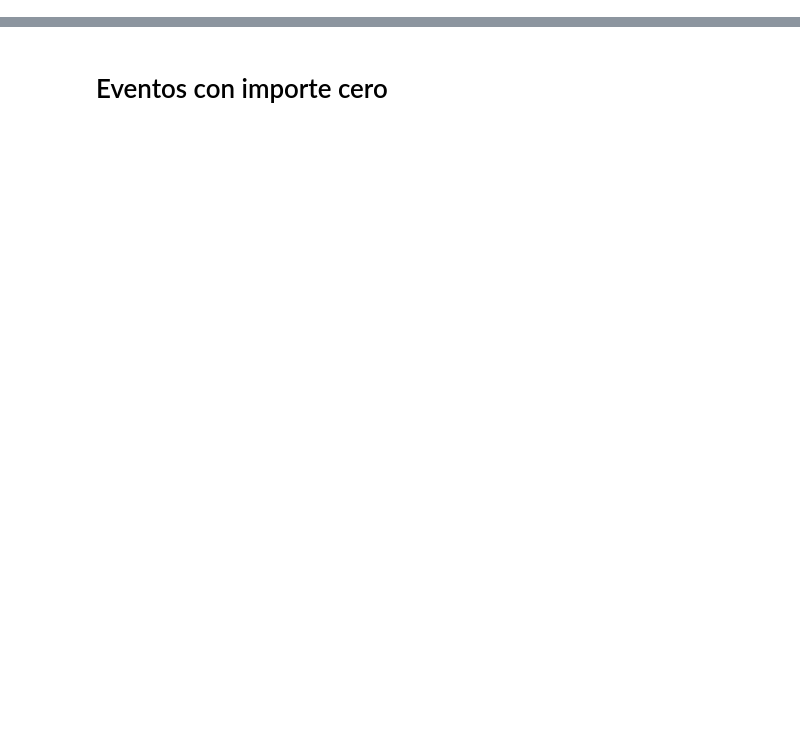
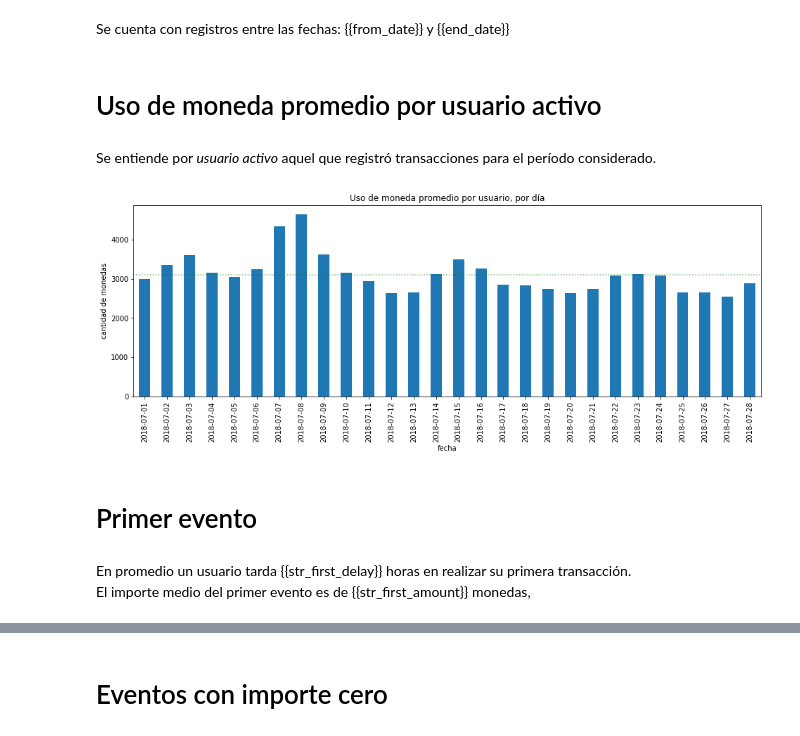
Before and after one commit to melik-data-challenges/etermax-challenge, a Jupyter notebook: etermax-challenge.ipynb, the cells around one changed output, grey strips where cells are left out. Drawn from its saved outputs; the diff is of its cells as text; code cells hidden in the pictures; blank space fills up the shorter version.

```diff
--- a/etermax-challenge.ipynb
+++ b/etermax-challenge.ipynb
@@ -66,9 +66,10 @@ df['user_creation_time'] = pd.DatetimeIndex(df.user_creation_time)
 df['event_time'] = pd.DatetimeIndex(df.event_time)
 df['event_time_short'] = df['event_time'].dt.strftime("%Y-%m-%d")
 
-# df["date"] = pd.DatetimeIndex(df.start_time).normalize()
 df["event_hour"] = pd.DatetimeIndex(df.event_time).hour
 df['event_weekday'] = pd.DatetimeIndex(df.event_time).weekday
 df['event_weekdate_short'] = df["event_time"].apply(get_week).dt.strftime("%Y-%m-%d")
+
+df['event_delay'] = (df.event_time - df.user_creation_time).dt.seconds
 # %%
 df = df.merge(pd.get_dummies(df.sink_channel),left_index=True, right_index=True)
@@ -133,0 +78,7 @@ display(df.event_time.max())
+# %%
+# decido eliminar a los usuarios que tienen valores nulos para la columna balance.
+
+balance_is_null = df.coins_balance.isnull()
+user_null_balance = df.user_id.isin(df[balance_is_null].user_id.values)
+# df[user_null_balance].shape
+df.drop(index=df[balance_is_null].index, inplace=True)
@@ -139,0 +90,24 @@ display(df.user_creation_time.max())
+# %% [markdown]
+Se cuenta con registros entre las fechas: {{from_date}} y {{end_date}}
+# %% [markdown]
+# Uso de moneda promedio por usuario activo
+# %% [markdown]
+Se entiende por _usuario activo_ aquel que registró transacciones para el período considerado.
+# %%
+df_arppu = df.groupby('event_time_short').agg({'user_id': pd.Series.nunique,
+                                               'amount_spent': pd.Series.sum})
+
+df_arppu['arppu'] = df_arppu.amount_spent / df_arppu.user_id
+# %%
+mean = df_arppu.arppu.mean()
+# %%
+df_arppu.arppu.plot.bar(figsize=(16,5));
+plt.hlines(y=mean, xmin=-1, xmax=30, linestyles='dotted', color='g', alpha=.5)
+# plt.box(False)
+plt.title('Uso de moneda promedio por usuario, por día')
+plt.xlabel('fecha')
+plt.ylabel('cantidad de monedas');
+# %% [output]
+[figure, added]
+# %% [markdown]
+# Primer evento
@@ -139,0 +122,3 @@ display(df.user_creation_time.max())
+# %% [markdown]
+En promedio un usuario tarda {{str_first_delay}} horas en realizar su primera transacción. <br>
+El importe medio del primer evento es de {{str_first_amount}} monedas,
```
Also changed, not shown: parts of 56 cells of this notebook, 1 other file.
